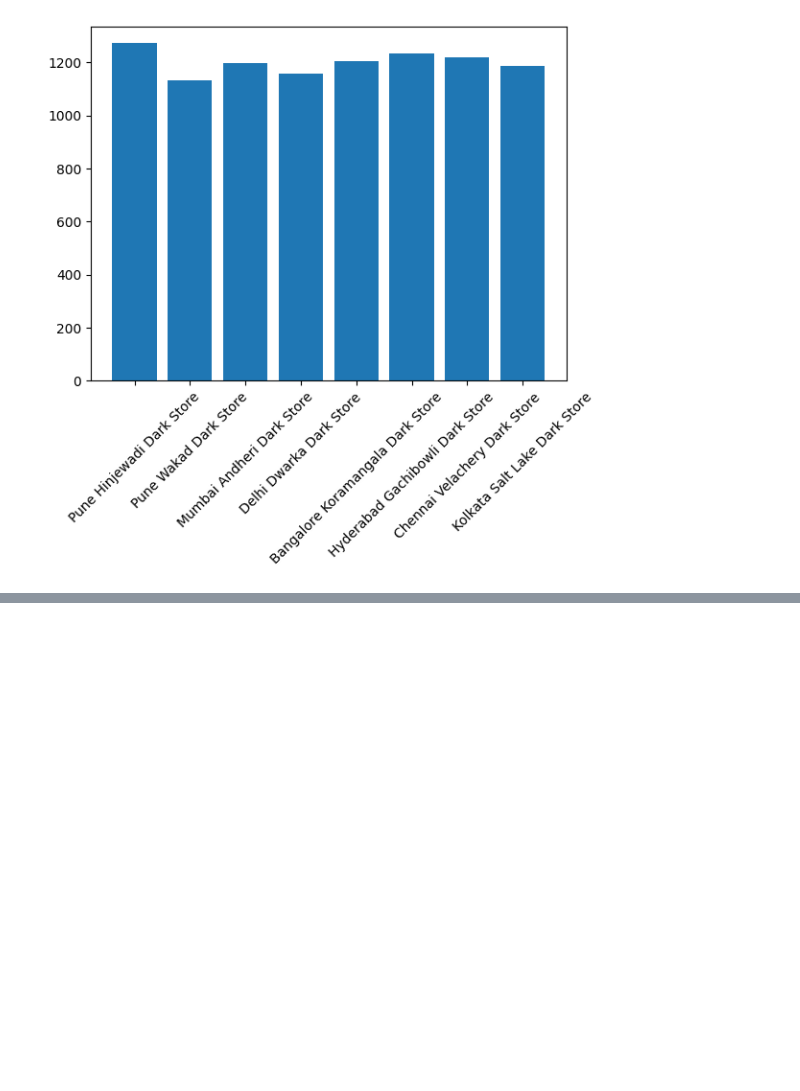
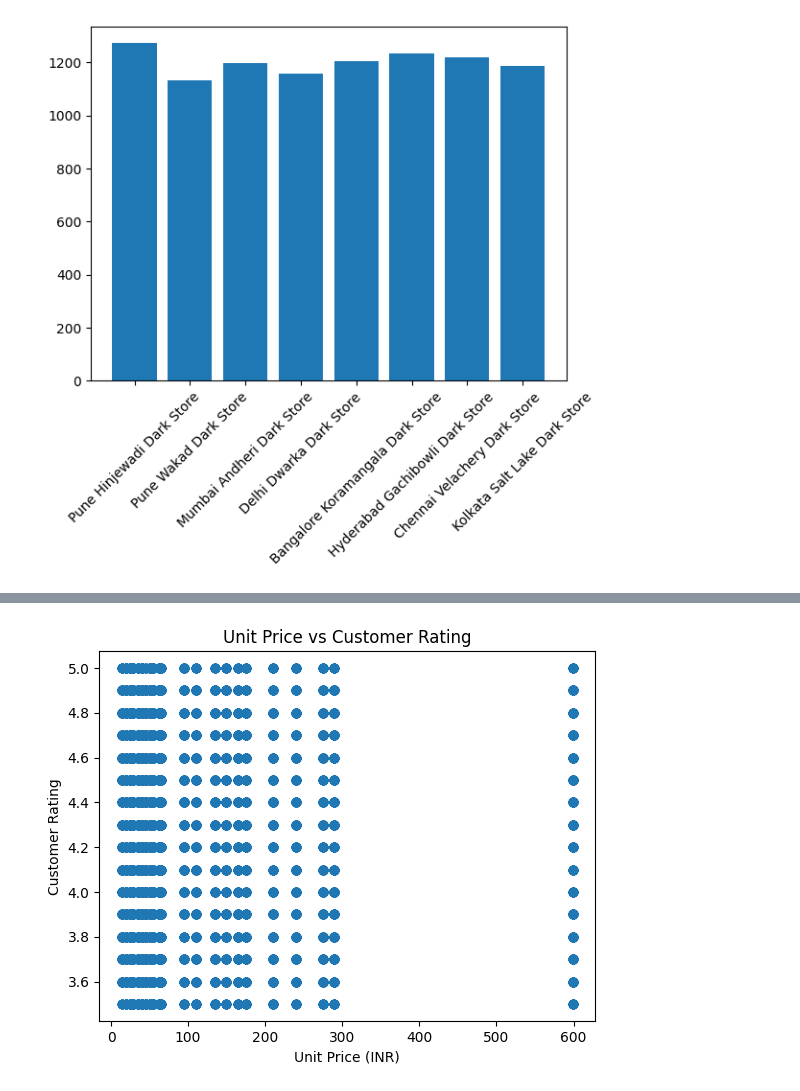
Before and after one commit to sayalivadya1654-cell/Data__Science, a Jupyter notebook: 2_Advance_Python.ipynb, the cells around one changed output, grey strips where cells are left out. Saved outputs shown, nothing was run; the diff lists cells and outputs as text; code cells hidden in the pictures; blank space fills up the shorter version.

```diff
--- a/2_Advance_Python.ipynb
+++ b/2_Advance_Python.ipynb
@@ -2363,0 +2384,10 @@ plt.show()
+# %%
+# Scatter plot: unit_price_inr vs customer_rating
+plt.scatter(df["unit_price_inr"], df["customer_rating"])
+
+plt.title("Unit Price vs Customer Rating")
+plt.xlabel("Unit Price (INR)")
+plt.ylabel("Customer Rating")
+plt.show()
+# %% [output]
+[figure, added]
```
Also changed, not shown: parts of 2 cells of this notebook.
